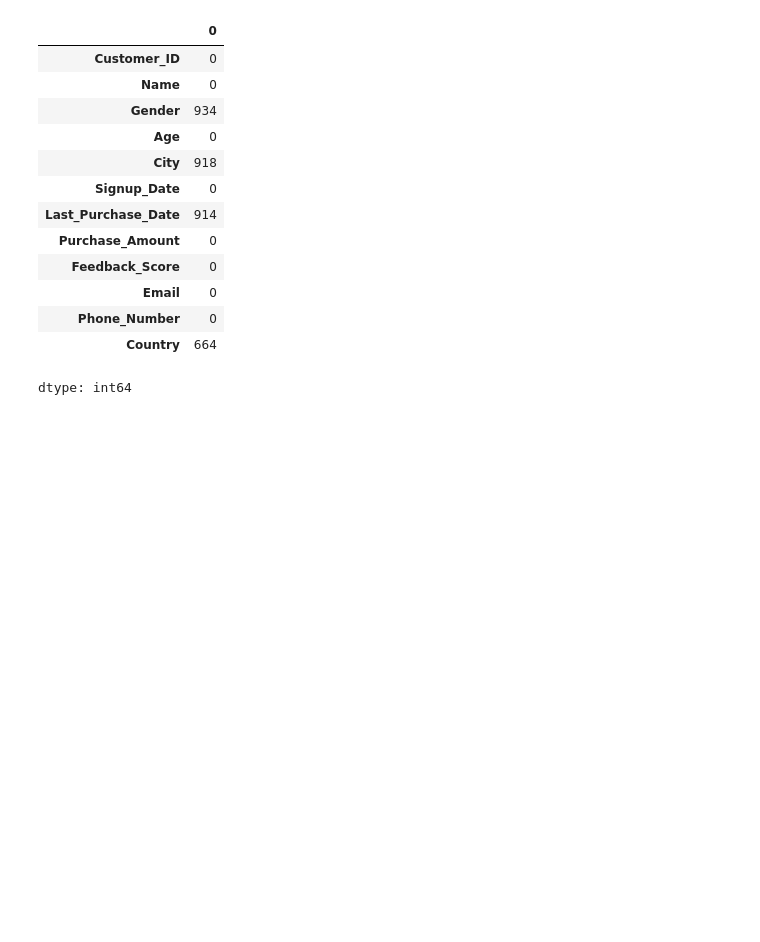
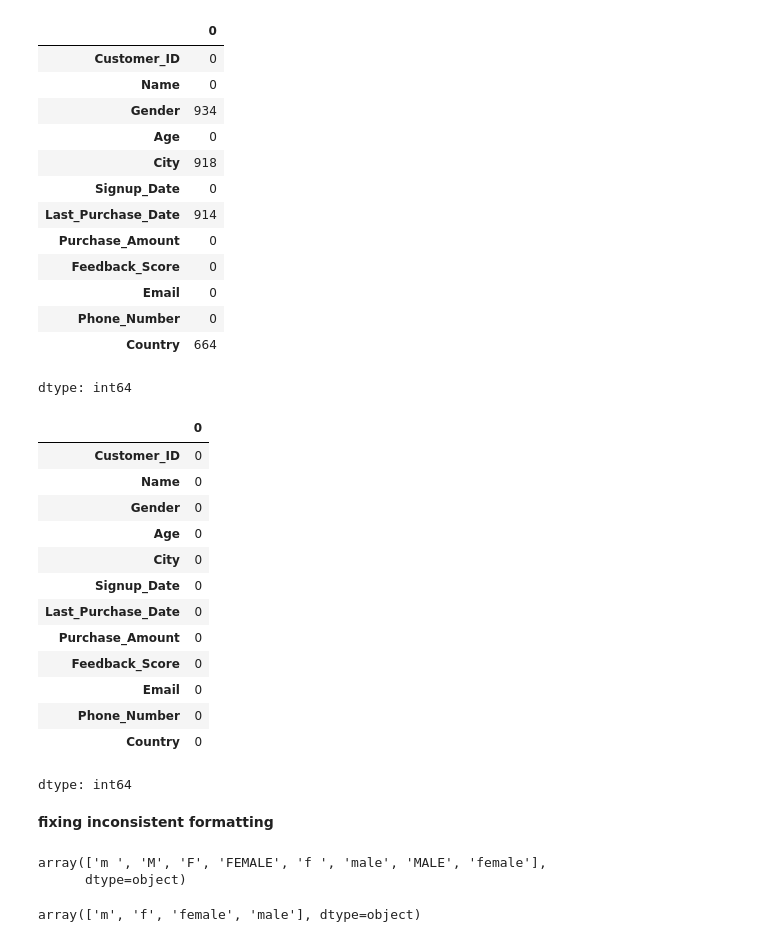
Before and after one commit to rajendra0968jangid/data_cleaning_sales_data, a Jupyter notebook: data_cleaning.ipynb, the cells around one changed output. Drawn from its saved outputs; the diff is of its cells as text; code cells hidden in the pictures; blank space fills up the shorter version.

```diff
--- a/data_cleaning.ipynb
+++ b/data_cleaning.ipynb
@@ -329,3 +329,33 @@ df.isnull().sum()
 | Phone_Number | 0 |
 | Country | 664 |
 dtype: int64
+# %%
+for col in ['Gender','City','Country']:
+  df[col].fillna(df[col].mode()[0] , inplace=True)
+# %%
+df['Last_Purchase_Date'].ffill(inplace=True)
+# %%
+df.isnull().sum()
+# %% [output]
+|  | 0 |
+| Customer_ID | 0 |
+| Name | 0 |
+| Gender | 0 |
+| Age | 0 |
+| City | 0 |
+| Signup_Date | 0 |
+| Last_Purchase_Date | 0 |
+| Purchase_Amount | 0 |
+| Feedback_Score | 0 |
+| Email | 0 |
+| Phone_Number | 0 |
+| Country | 0 |
+dtype: int64
+# %% [markdown]
+**fixing inconsistent formatting**
+# %%
+# 3 fixing inconsistent formatting
+df['Gender'].unique()
+# %% [output]
+array(['m ', 'M', 'F', 'FEMALE', 'f ', 'male', 'MALE', 'female'],
+      dtype=object)
@@ -331,0 +364,4 @@ dtype: int64
+# %%
+df['Gender'].unique()
+# %% [output]
+array(['m', 'f', 'female', 'male'], dtype=object)
```
Also changed, not shown: parts of 3 cells of this notebook.
